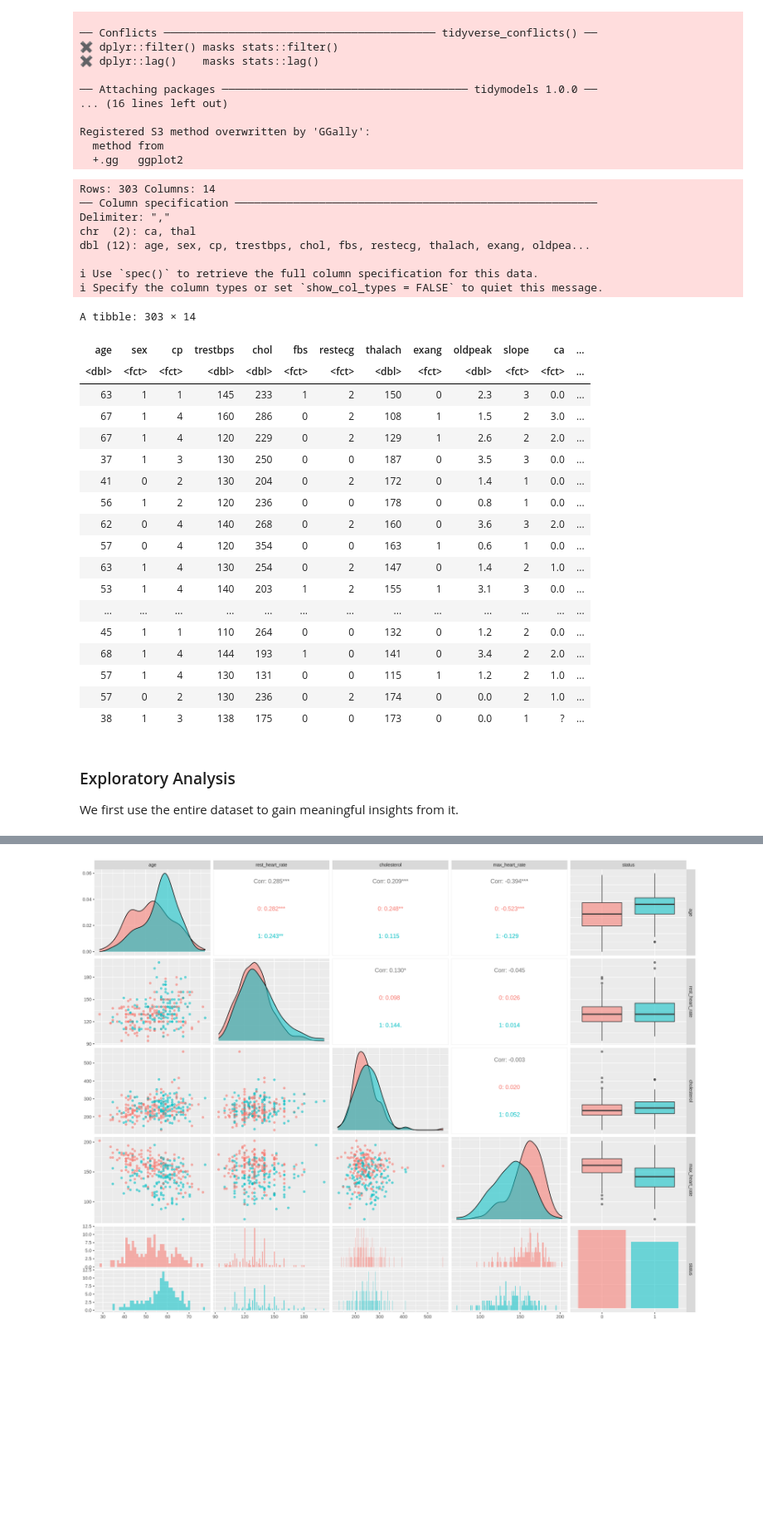
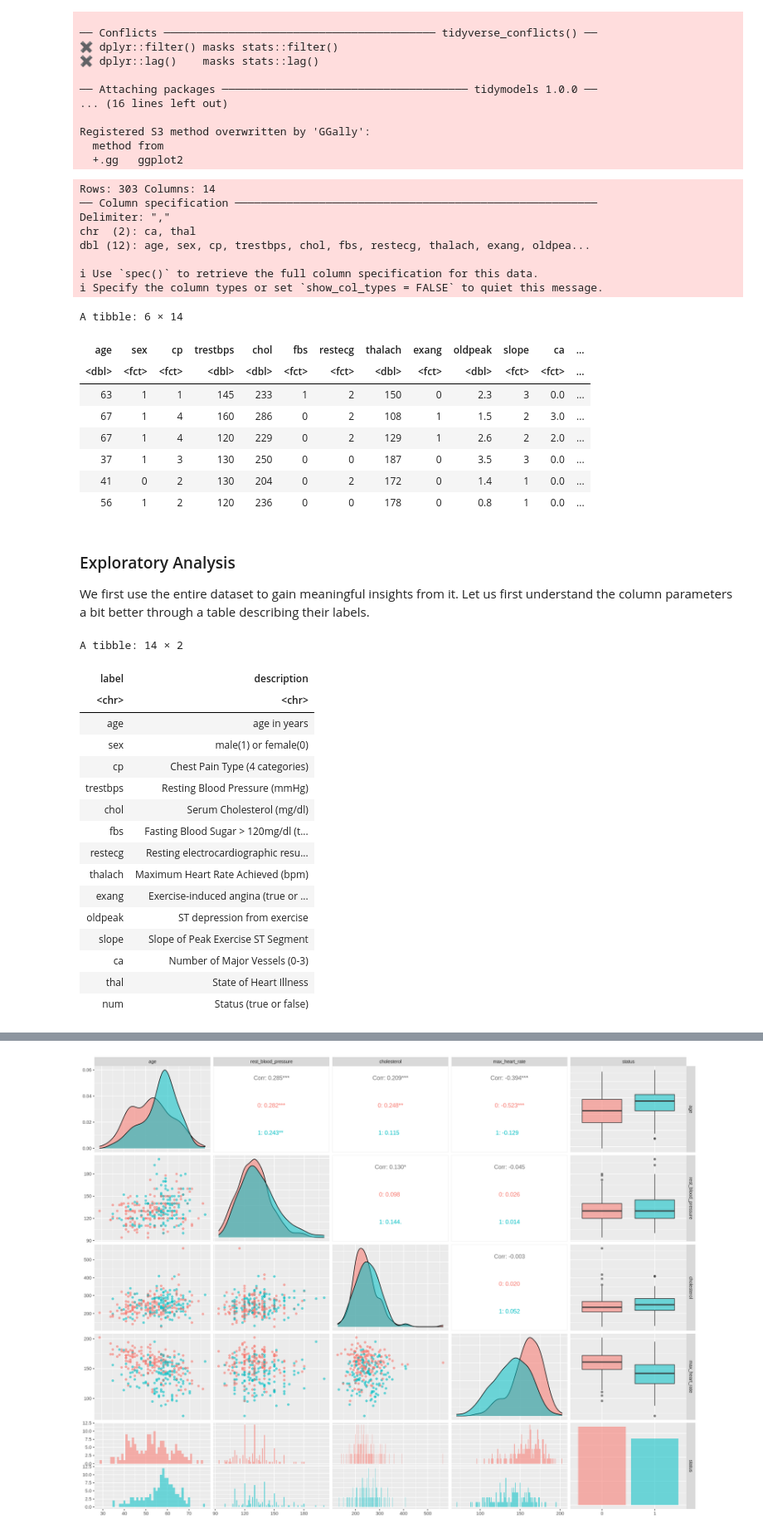
Before and after one commit to andyh031/dsci100-proj-group57, a Jupyter notebook: project.ipynb, the cells around one changed output, grey strips where cells are left out. Shown at 83% size. Cells and saved outputs as stored; diff of their text form; code cells hidden in the pictures; blank space fills up the shorter version.

```diff
--- a/project.ipynb
+++ b/project.ipynb
@@ -45,45 +45,72 @@ Registered S3 method overwritten by 'GGally':
 ## Make a vector of column names to use for the dataset
 vec_names <- c( "age", "sex", "cp", "trestbps", "chol", "fbs", "restecg", "thalach", "exang", "oldpeak", "slope", "ca", "thal", "num" )
 
 # Load the dataset into R, and clean/wrangle the data into a tidy format
 heart_data <- read_csv("data/cleveland_heart.txt", col_names = vec_names) |>
     mutate(across(sex:cp, as_factor)) |>                                  # Turn all categorical values into factors since they are
     mutate(across(fbs:restecg, as_factor)) |>                             # defaulted as chars when loaded
     mutate(exang = as_factor(exang)) |>
     mutate(across(slope:num, as_factor)) |>
     mutate(num = replace(num, num == 2 | num == 3 | num == 4, 1))         # This column labels patients on a scale of 0 to 4, where 0 is heart disease,
                                                                           # and 1-4 describe the severity of the heart disease. We turn these severity
                                                                           # cases into a value of 1, indicating presence of heart disease.
-heart_data
+head(heart_data)
 # write_csv(heart_data, "data/cleveland_data.csv")         # writes a tidy version of the original text file into the working directory for future reference
 # %% [output]
 Rows: 303 Columns: 14
 ── Column specification ────────────────────────────────────────────────────────
 Delimiter: ","
 chr  (2): ca, thal
 dbl (12): age, sex, cp, trestbps, chol, fbs, restecg, thalach, exang, oldpea...
 
 ℹ Use `spec()` to retrieve the full column specification for this data.
 ℹ Specify the column types or set `show_col_types = FALSE` to quiet this message.
-A tibble: 303 × 14
+A tibble: 6 × 14
 | age | sex | cp | trestbps | chol | fbs | restecg | thalach | exang | oldpeak | slope | ca | ... |
 | <dbl> | <fct> | <fct> | <dbl> | <dbl> | <fct> | <fct> | <dbl> | <fct> | <dbl> | <fct> | <fct> | ... |
 | 63 | 1 | 1 | 145 | 233 | 1 | 2 | 150 | 0 | 2.3 | 3 | 0.0 | ... |
 | 67 | 1 | 4 | 160 | 286 | 0 | 2 | 108 | 1 | 1.5 | 2 | 3.0 | ... |
 | 67 | 1 | 4 | 120 | 229 | 0 | 2 | 129 | 1 | 2.6 | 2 | 2.0 | ... |
 | 37 | 1 | 3 | 130 | 250 | 0 | 0 | 187 | 0 | 3.5 | 3 | 0.0 | ... |
 | 41 | 0 | 2 | 130 | 204 | 0 | 2 | 172 | 0 | 1.4 | 1 | 0.0 | ... |
 | 56 | 1 | 2 | 120 | 236 | 0 | 0 | 178 | 0 | 0.8 | 1 | 0.0 | ... |
-| 62 | 0 | 4 | 140 | 268 | 0 | 2 | 160 | 0 | 3.6 | 3 | 2.0 | ... |
-| 57 | 0 | 4 | 120 | 354 | 0 | 0 | 163 | 1 | 0.6 | 1 | 0.0 | ... |
-| 63 | 1 | 4 | 130 | 254 | 0 | 2 | 147 | 0 | 1.4 | 2 | 1.0 | ... |
-| 53 | 1 | 4 | 140 | 203 | 1 | 2 | 155 | 1 | 3.1 | 3 | 0.0 | ... |
-| ... | ... | ... | ... | ... | ... | ... | ... | ... | ... | ... | ... | ... |
-| 45 | 1 | 1 | 110 | 264 | 0 | 0 | 132 | 0 | 1.2 | 2 | 0.0 | ... |
-| 68 | 1 | 4 | 144 | 193 | 1 | 0 | 141 | 0 | 3.4 | 2 | 2.0 | ... |
-| 57 | 1 | 4 | 130 | 131 | 0 | 0 | 115 | 1 | 1.2 | 2 | 1.0 | ... |
-| 57 | 0 | 2 | 130 | 236 | 0 | 2 | 174 | 0 | 0.0 | 2 | 1.0 | ... |
-| 38 | 1 | 3 | 138 | 175 | 0 | 0 | 173 | 0 | 0.0 | 1 | ? | ... |
 # %% [markdown]
 ### Exploratory Analysis
-We first use the entire dataset to gain meaningful insights from it.
+We first use the entire dataset to gain meaningful insights from it. Let us first understand the column parameters a bit better through a table describing their labels.
+# %%
+data_labels <- tibble(label = c("age", "sex", "cp", "trestbps", "chol",
+                                "fbs", "restecg", "thalach", "exang", "oldpeak",
+                                "slope", "ca", "thal", "num"),
+                      description = c("age in years", "male(1) or female(0)",
+                                      "Chest Pain Type (4 categories)",
+                                      "Resting Blood Pressure (mmHg)",
+                                      "Serum Cholesterol (mg/dl)",
+                                      "Fasting Blood Sugar > 120mg/dl (true or false)\n",
+                                      "Resting electrocardiographic results \n (0 as normal, else abnormality)",
+                                      "Maximum Heart Rate Achieved (bpm)",
+                                      "Exercise-induced angina (true or false)",
+                                      "ST depression from exercise",
+                                      "Slope of Peak Exercise ST Segment",
+                                      "Number of Major Vessels (0-3)",
+                                      "State of Heart Illness",
+                                      "Status (true or false)"))
+
+data_labels
+# %% [output]
+A tibble: 14 × 2
+| label | description |
+| <chr> | <chr> |
+| age | age in years |
+| sex | male(1) or female(0) |
+| cp | Chest Pain Type (4 categories) |
+| trestbps | Resting Blood Pressure (mmHg) |
+| chol | Serum Cholesterol (mg/dl) |
+| fbs | Fasting Blood Sugar > 120mg/dl (t... |
+| restecg | Resting electrocardiographic resu... |
+| thalach | Maximum Heart Rate Achieved (bpm) |
+| exang | Exercise-induced angina (true or ... |
+| oldpeak | ST depression from exercise |
+| slope | Slope of Peak Exercise ST Segment |
+| ca | Number of Major Vessels (0-3) |
+| thal | State of Heart Illness |
+| num | Status (true or false) |
```
Also changed, not shown: parts of 25 cells of this notebook.
